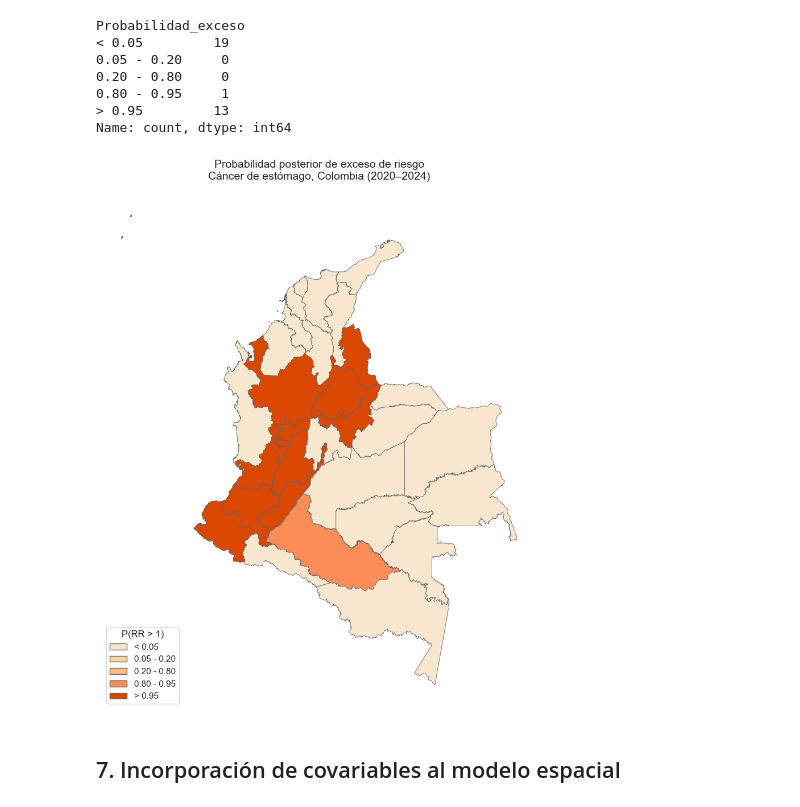
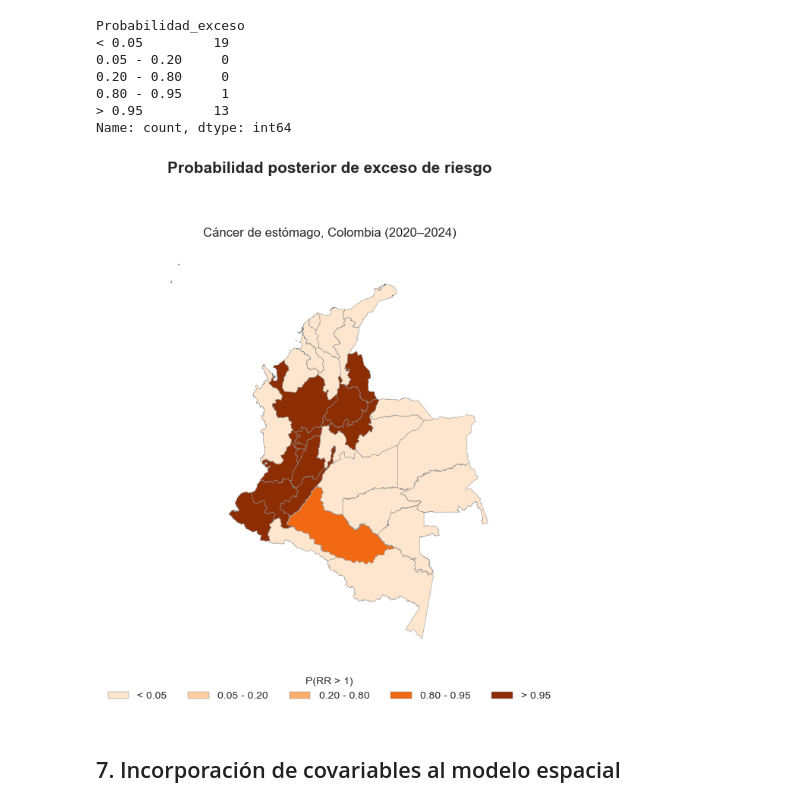
Before and after one commit to miguelpvmr/Priority-cancers-in-Colombia, a Jupyter notebook: notebooks/03 Cáncer_Pulmón.ipynb, the cells around one changed output. Drawn from its saved outputs; the diff is of its cells as text; code cells hidden in the pictures.

```diff
--- a/notebooks/03 Cáncer_Pulmón.ipynb
+++ b/notebooks/03 Cáncer_Pulmón.ipynb
@@ -2813,56 +2948,69 @@ Name: count, dtype: int64
 from matplotlib.patches import Patch
 
 colores_prob = {
-    "< 0.05": "#F7E7CE",
-    "0.05 - 0.20": "#FDD49E",
-    "0.20 - 0.80": "#FDBB84",
-    "0.80 - 0.95": "#FC8D59",
-    "> 0.95": "#D94701"
+    "< 0.05": "#fee6ce",
+    "0.05 - 0.20": "#fdd0a2",
+    "0.20 - 0.80": "#fdae6b",
+    "0.80 - 0.95": "#f16913",
+    "> 0.95": "#8c2d04"
 }
 
-fig, ax = plt.subplots(figsize=(9, 10))
+fig, ax = plt.subplots(figsize=(12, 8))
 
 for categoria in labels_prob:
     subset = gdf_rr_posterior[
         gdf_rr_posterior["Probabilidad_exceso"] == categoria
     ]
 
     if not subset.empty:
         subset.plot(
             ax=ax,
             color=colores_prob[categoria],
-            edgecolor="#666666",
-            linewidth=0.6
+            edgecolor="#8c8c8c",
+            linewidth=0.35
         )
+
+ax.set_axis_off()
+ax.set_aspect("equal")
 
 leyenda = [
     Patch(
         facecolor=colores_prob[categoria],
-        edgecolor="#666666",
+        edgecolor="#8c8c8c",
+        linewidth=0.35,
         label=categoria
     )
     for categoria in labels_prob
 ]
 
-ax.legend(
+fig.legend(
     handles=leyenda,
     title="P(RR > 1)",
-    loc="lower left",
-    frameon=True
+    loc="lower center",
+    ncol=5,
+    frameon=False,
+    bbox_to_anchor=(0.5, 0.035),
+    fontsize=10,
+    title_fontsize=10
+)
+
+fig.suptitle(
+    "Probabilidad posterior de exceso de riesgo",
+    fontsize=15,
+    fontweight="bold",
+    y=0.94
 )
 
 ax.set_title(
-    "Probabilidad posterior de exceso de riesgo\nCáncer de estómago, Colombia (2020–2024)",
-    fontsize=14,
-    pad=15
+    "Cáncer de estómago, Colombia (2020–2024)",
+    fontsize=12,
+    pad=8
 )
 
-ax.set_axis_off()
-
-plt.tight_layout()
+plt.tight_layout(rect=[0.05, 0.10, 0.95, 0.90])
 plt.show()
 # %% [output]
-[figure, old version]
+[figure, new version]
 # %% [markdown]
 ## 7. Incorporación de covariables al modelo espacial
 # %% [markdown]
```
Also changed, not shown: parts of 100 cells of this notebook, 5 other files.
